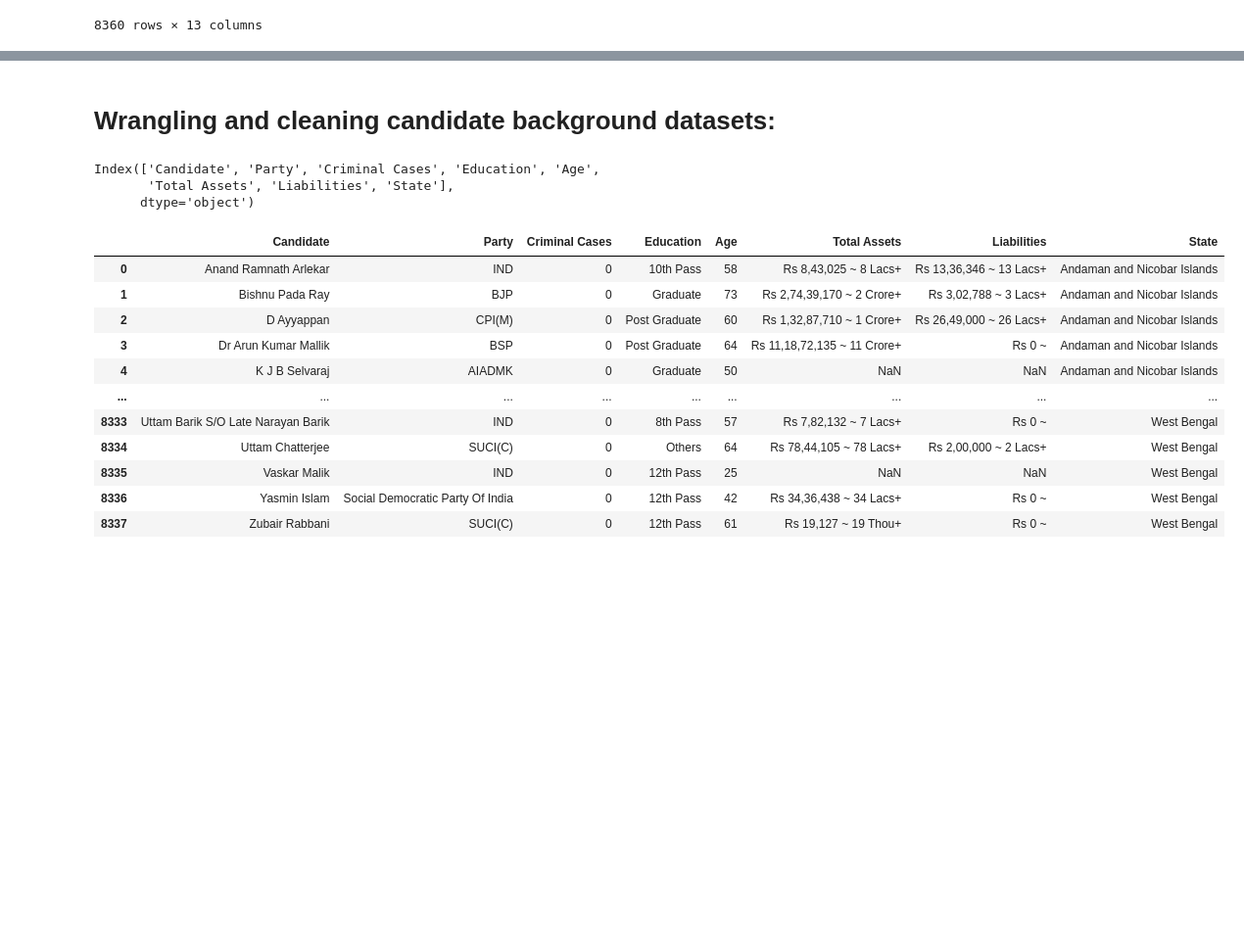
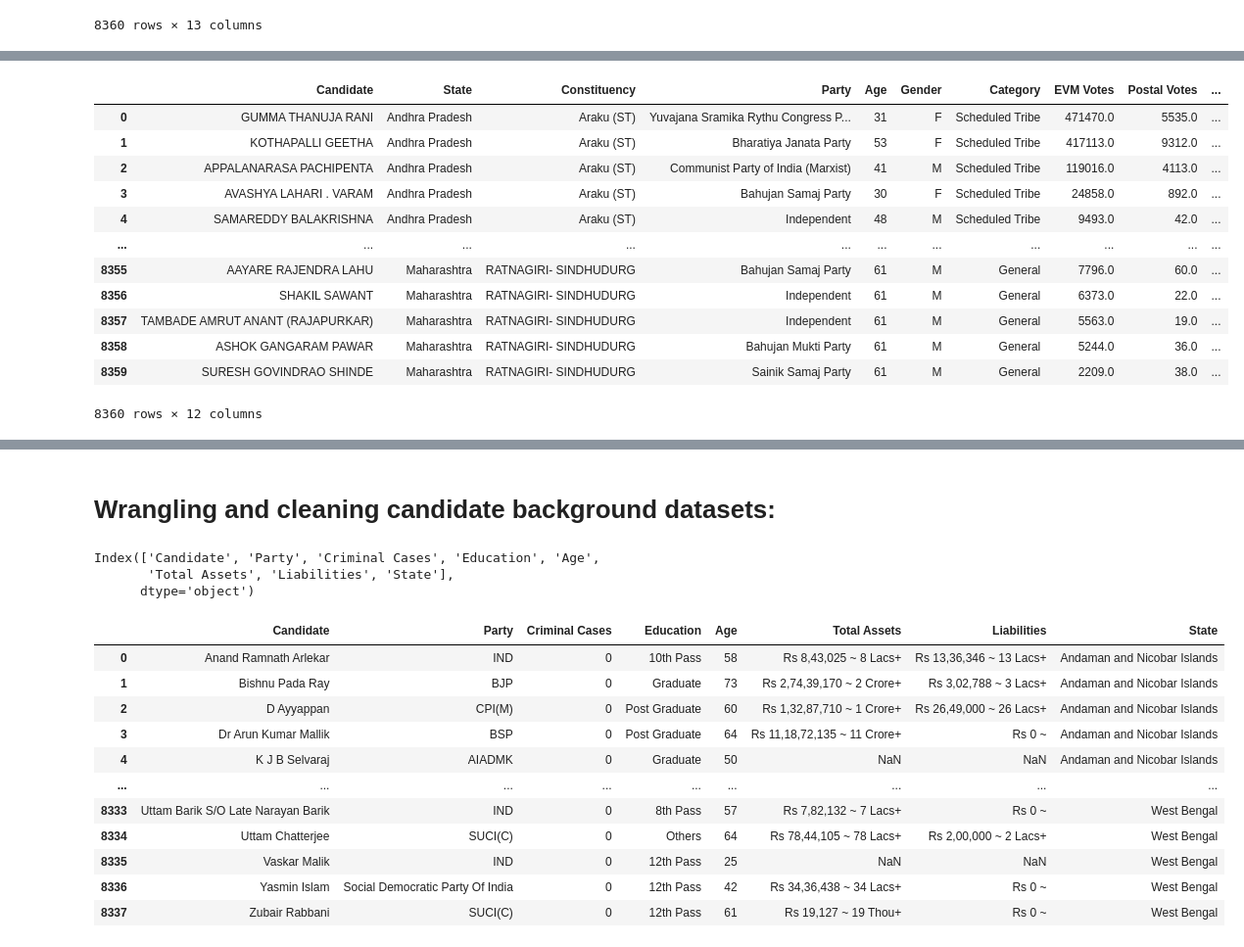
Before and after one commit to ujjwaltyagi2000/manthan, a Jupyter notebook: notebooks/4-data-cleaning.ipynb, the cells around one changed output, grey strips where cells are left out. Shown at 98% size. Cells and saved outputs as stored; diff of their text form; code cells hidden in the pictures; blank space fills up the shorter version.

```diff
--- a/notebooks/4-data-cleaning.ipynb
+++ b/notebooks/4-data-cleaning.ipynb
@@ -1048,0 +1106,22 @@ cand_list_2024
+# %%
+temp_list = cand_list_2024.copy()
+# %%
+# Convert the 'Age' column from float to int in the cand_list_2024 dataframe
+temp_list['Age'] = temp_list['Age'].astype(int)
+
+# Verify the change
+temp_list
+# %% [output]
+|  | Candidate | State | Constituency | Party | Age | Gender | Category | EVM Votes | Postal Votes | ... |
+| 0 | GUMMA THANUJA RANI | Andhra Pradesh | Araku (ST) | Yuvajana Sramika Rythu Congress P... | 31 | F | Scheduled Tribe | 471470.0 | 5535.0 | ... |
+| 1 | KOTHAPALLI GEETHA | Andhra Pradesh | Araku (ST) | Bharatiya Janata Party | 53 | F | Scheduled Tribe | 417113.0 | 9312.0 | ... |
+| 2 | APPALANARASA PACHIPENTA | Andhra Pradesh | Araku (ST) | Communist Party of India (Marxist) | 41 | M | Scheduled Tribe | 119016.0 | 4113.0 | ... |
+| 3 | AVASHYA LAHARI . VARAM | Andhra Pradesh | Araku (ST) | Bahujan Samaj Party | 30 | F | Scheduled Tribe | 24858.0 | 892.0 | ... |
+| 4 | SAMAREDDY BALAKRISHNA | Andhra Pradesh | Araku (ST) | Independent | 48 | M | Scheduled Tribe | 9493.0 | 42.0 | ... |
+| ... | ... | ... | ... | ... | ... | ... | ... | ... | ... | ... |
+| 8355 | AAYARE RAJENDRA LAHU | Maharashtra | RATNAGIRI- SINDHUDURG | Bahujan Samaj Party | 61 | M | General | 7796.0 | 60.0 | ... |
+| 8356 | SHAKIL SAWANT | Maharashtra | RATNAGIRI- SINDHUDURG | Independent | 61 | M | General | 6373.0 | 22.0 | ... |
+| 8357 | TAMBADE AMRUT ANANT (RAJAPURKAR) | Maharashtra | RATNAGIRI- SINDHUDURG | Independent | 61 | M | General | 5563.0 | 19.0 | ... |
+| 8358 | ASHOK GANGARAM PAWAR | Maharashtra | RATNAGIRI- SINDHUDURG | Bahujan Mukti Party | 61 | M | General | 5244.0 | 36.0 | ... |
+| 8359 | SURESH GOVINDRAO SHINDE | Maharashtra | RATNAGIRI- SINDHUDURG | Sainik Samaj Party | 61 | M | General | 2209.0 | 38.0 | ... |
+8360 rows × 12 columns
```
Also changed, not shown: parts of 21 cells of this notebook, 1 other file.
